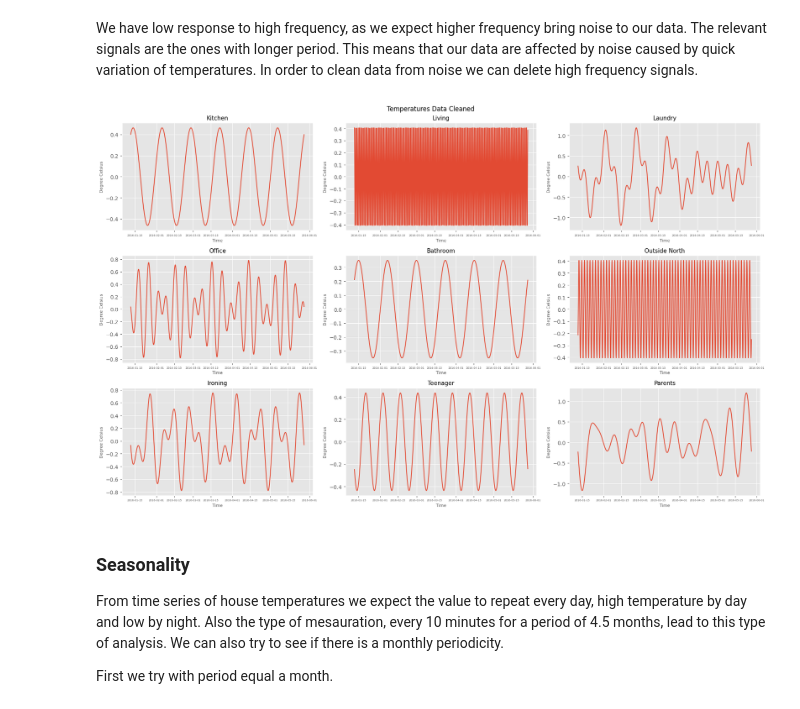
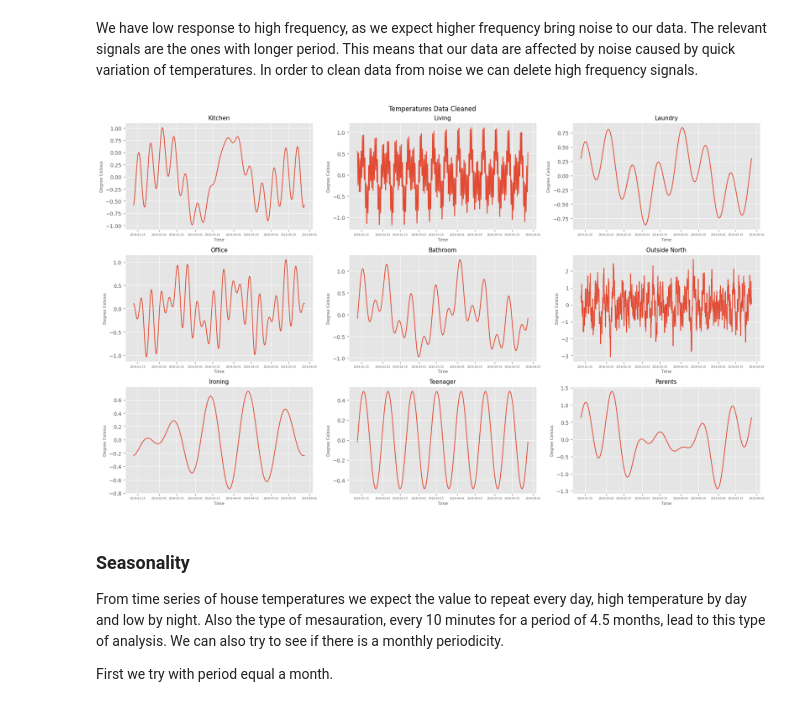
Before and after one commit to lilf4p/ispr-midterm, a Jupyter notebook: midterm1/temperature_analysis.ipynb, the cells around one changed output. Saved outputs shown, nothing was run; the diff lists cells and outputs as text; code cells hidden in the pictures.

```diff
--- a/midterm1/temperature_analysis.ipynb
+++ b/midterm1/temperature_analysis.ipynb
@@ -177,7 +177,7 @@ for i in range(3):
         #dft
         fft = np.fft.rfft(data.to_numpy(), num_samples)
 
-        axis[i,j].stem(abs(fft[1:]))
+        axis[i,j].stem(abs(fft))
         #axis[i,j].plot(clean_data)
 
         axis[i,j].set_title(sensors[k], fontsize=11)
@@ -193,0 +194,27 @@ plt.show()
+# %%
+plt.style.use("ggplot")
+figure, axis = plt.subplots(3, 3, figsize=(18, 11))
+
+k=0
+for i in range(3):
+    for j in range(3):
+        k+=1
+        data = df_sub['T'+str(k)]
+        num_samples = len(data.to_numpy())
+
+        #dft
+        fft = np.fft.rfft(data.to_numpy(), num_samples)
+
+        axis[i,j].stem(abs(fft))
+        #axis[i,j].plot(clean_data)
+        axis[i,j].set_xlim(left=100, right=200)
+
+        axis[i,j].set_title(sensors[k], fontsize=11)
+        axis[i,j].set_xlabel("Frequency", fontsize=8)
+        axis[i,j].set_ylabel("Magnitude", fontsize=8)
+        axis[i,j].tick_params(axis="x", labelsize=5)
+        axis[i,j].set_xscale('log')
+
+figure.suptitle("Temperatures Data in Frequency Domain")
+figure.tight_layout()
+plt.show()
@@ -198,8 +227,8 @@ plt.style.use("ggplot")
 figure, axis = plt.subplots(3, 3, figsize=(18, 11))
 
 k=0
-lim_sx = [100,120,100,100,100,130,100,100,50]
-lim_dx = [200,150,200,200,200,140,200,200,200]
+lim_sx = [50,100,100,100,100,100,100,100,50]
+lim_dx = [160,150,200,200,200,200,200,200,200]
 
 df_clean = df_sub.copy(deep=True)
 
@@ -207,34 +236,34 @@ for i in range(3):
     for j in range(3):
         k+=1
         data = df_sub['T'+str(k)]
         num_samples = len(data.to_numpy())
 
         #dft
         fft = np.fft.rfft(data.to_numpy(), num_samples)
 
         PSD = fft * np.conj(fft) / num_samples
 
         _masklow = PSD > lim_sx[k-1]
         _maskhigh = PSD < lim_dx[k-1]
         fft = _maskhigh * fft
         fft = _masklow * fft
 
         df_clean['T'+str(k)]=np.fft.irfft(fft)
 
         #axis[i,j].stem(abs(fft[1:]))
         axis[i,j].plot(df_clean['T'+str(k)])
 
         axis[i,j].set_title(sensors[k], fontsize=11)
         axis[i,j].set_xlabel("Time", fontsize=8)
         axis[i,j].set_ylabel("Degree Celsius", fontsize=8)
         axis[i,j].tick_params(axis="x", labelsize=5)
         #axis[i,j].set_xscale('log')
 
 figure.suptitle("Temperatures Data Cleaned")
 figure.tight_layout()
 plt.show()
 # %% [output]
-[figure, old version]
+[figure, new version]
 # %% [markdown]
 ### Seasonality
 From time series of house temperatures we expect the value to repeat every day, high temperature by day and low by night. Also the type of mesauration, every 10 minutes for a period of 4.5 months, lead to this type of analysis. We can also try to see if there is a monthly periodicity.
```
Also changed, not shown: parts of 4 cells of this notebook.
